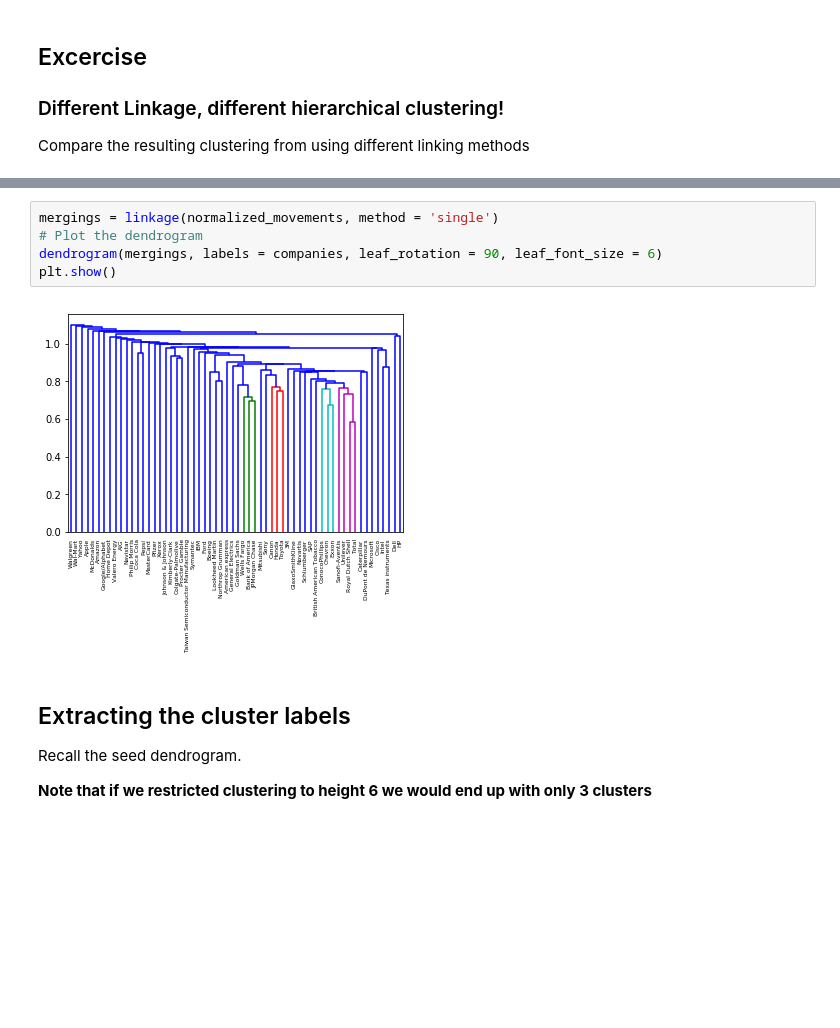
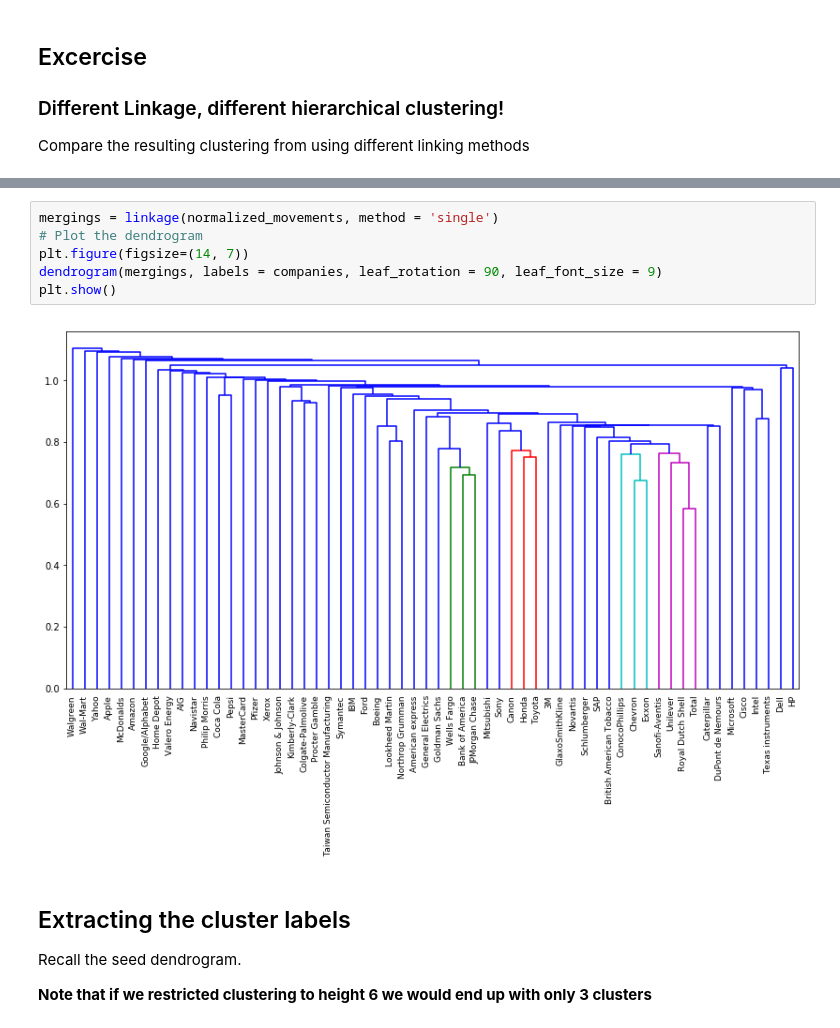
Before and after one commit to paulo-g-martinez/unsupervised-learning-in-python, a Jupyter notebook: unsupervised-learning-in-python.ipynb, the cells around one changed output, grey strips where cells are left out. Drawn from its saved outputs; the diff is of its cells as text; blank space fills up the shorter version.

```diff
--- a/unsupervised-learning-in-python.ipynb
+++ b/unsupervised-learning-in-python.ipynb
@@ -2121,10 +2198,11 @@ plt.show()
 # %%
 mergings = linkage(normalized_movements, method = 'single')
 # Plot the dendrogram
-dendrogram(mergings, labels = companies, leaf_rotation = 90, leaf_font_size = 6)
+plt.figure(figsize=(14, 7))
+dendrogram(mergings, labels = companies, leaf_rotation = 90, leaf_font_size = 9)
 plt.show()
 # %% [output]
-[figure, old version]
+[figure, new version]
 # %% [markdown]
 ## Extracting the cluster labels
 Recall the seed dendrogram.
```
Also changed, not shown: parts of 48 cells of this notebook.
